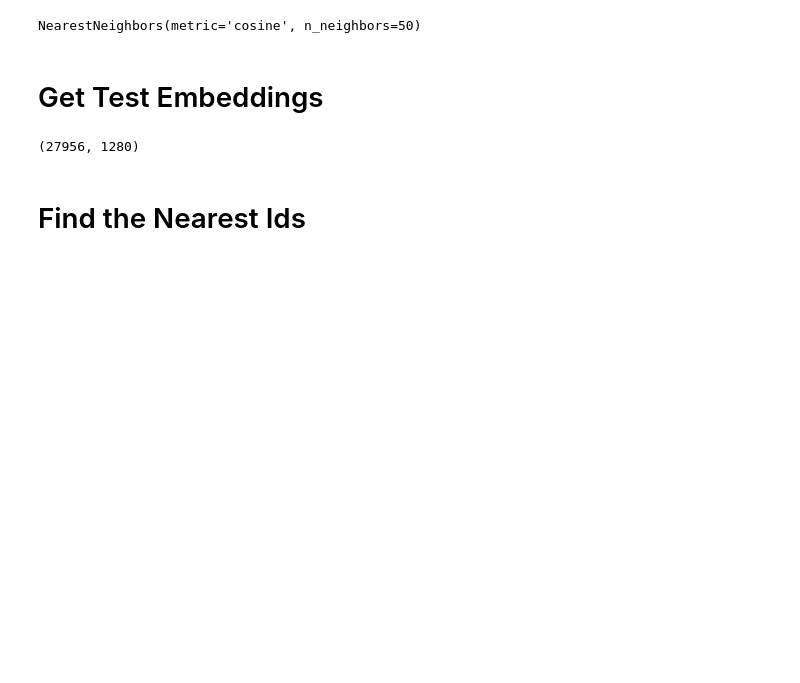
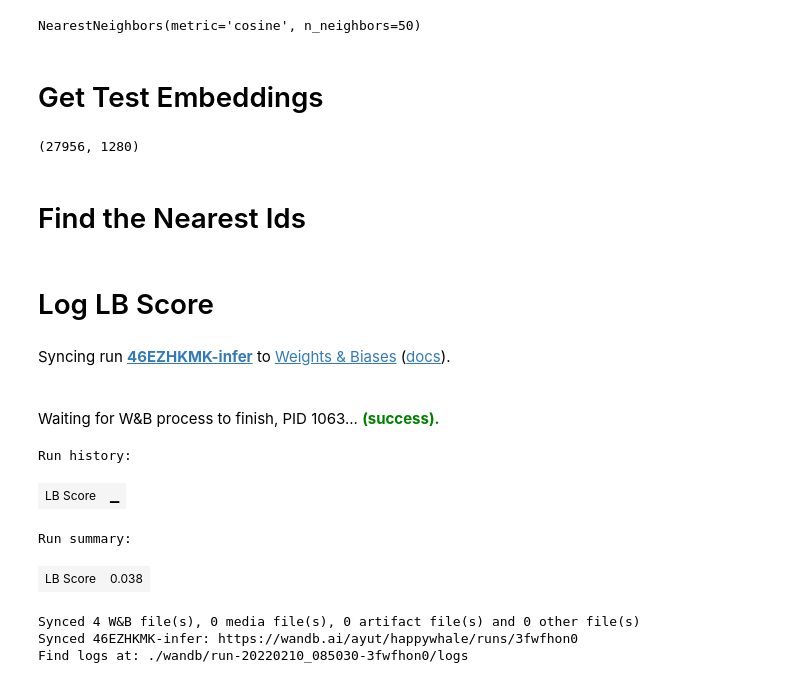
Before and after one commit to ayulockin/happywhale_kaggle, a Jupyter notebook: evaluation.ipynb, the cells around one changed output. Drawn from its saved outputs; the diff is of its cells as text; code cells hidden in the pictures; blank space fills up the shorter version.

```diff
--- a/evaluation.ipynb
+++ b/evaluation.ipynb
@@ -163,3 +165,24 @@ for i in tqdm(range(len(sub_df))):
 SUBMISSION_DIR = f'../submissions/{args.exp_id}'
 os.makedirs(SUBMISSION_DIR, exist_ok=True)
 sub_df.to_csv(f'{SUBMISSION_DIR}/submission.csv', index=False)
+# %% [markdown]
+# Log LB Score
+# %%
+run = wandb.init(project='happywhale',
+                 config=vars(args),
+                 group=f'effnetb0',
+                 job_type='inference',
+                 name=f'{args.exp_id}-infer')
+
+wandb.log({'LB Score': 0.038})
+wandb.finish()
+# %% [output]
+Syncing run 46EZHKMK-infer to Weights & Biases (docs).
+Waiting for W&B process to finish, PID 1063... (success).
+Run history:
+| LB Score | ▁ |
+Run summary:
+| LB Score | 0.038 |
+Synced 4 W&B file(s), 0 media file(s), 0 artifact file(s) and 0 other file(s)
+Synced 46EZHKMK-infer: https://wandb.ai/ayut/happywhale/runs/3fwfhon0
+Find logs at: ./wandb/run-20220210_085030-3fwfhon0/logs
```
Also changed, not shown: parts of 4 cells of this notebook, 4 other files.
